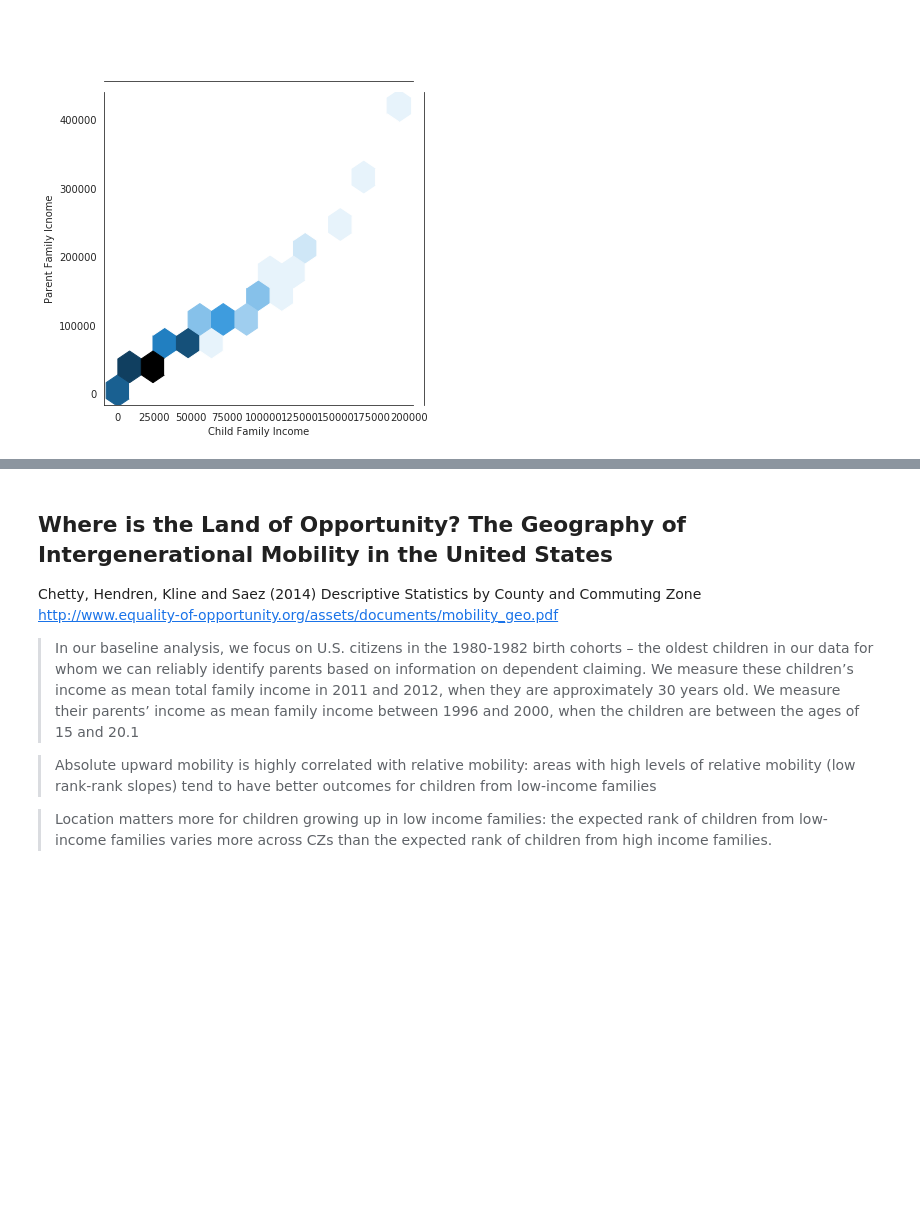
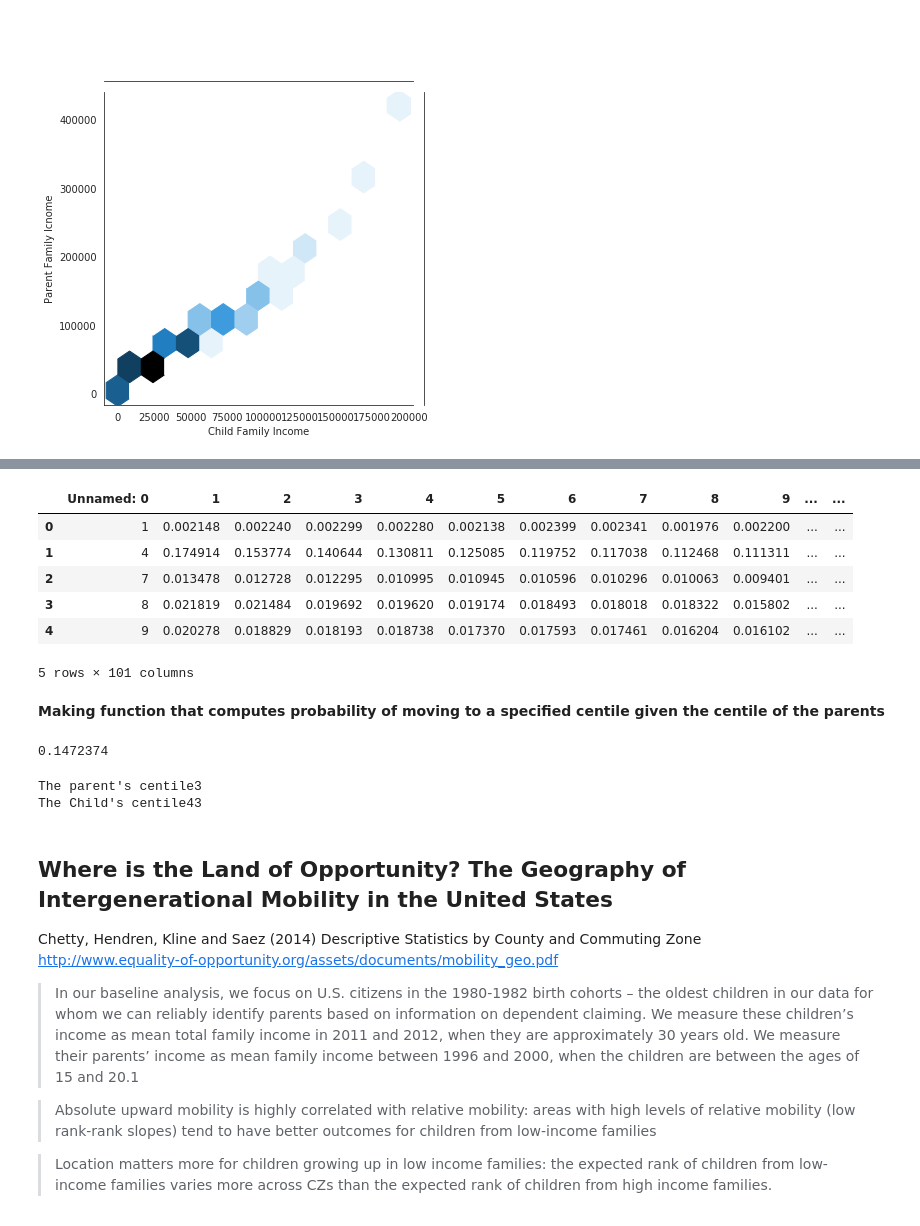
Before and after one commit to nateej1/AmericanDream_Geo, a Jupyter notebook: notebooks/01_exploration/20190823-ndj-EDA-EqualityOfOpportunity.ipynb, the cells around one changed output, grey strips where cells are left out. Drawn from its saved outputs; the diff is of its cells as text; code cells hidden in the pictures; blank space fills up the shorter version.

Commit message:
making sure remote is uptodate

```diff
--- a/notebooks/01_exploration/20190823-ndj-EDA-EqualityOfOpportunity.ipynb
+++ b/notebooks/01_exploration/20190823-ndj-EDA-EqualityOfOpportunity.ipynb
@@ -188,0 +193,14 @@ ValueError: color kwarg must have one color per data set. 98 data sets and 1 col
+# %%
+transition = pd.read_excel('../../data/01_raw/Equality_Opportunity/online_data_tables.xls', sheet_name='Online Data Table 1', header=8)
+# %%
+transition.head()
+# %% [output]
+|  | Unnamed: 0 | 1 | 2 | 3 | 4 | 5 | 6 | 7 | 8 | 9 | ... | ... |
+| 0 | 1 | 0.002148 | 0.002240 | 0.002299 | 0.002280 | 0.002138 | 0.002399 | 0.002341 | 0.001976 | 0.002200 | ... | ... |
+| 1 | 4 | 0.174914 | 0.153774 | 0.140644 | 0.130811 | 0.125085 | 0.119752 | 0.117038 | 0.112468 | 0.111311 | ... | ... |
+| 2 | 7 | 0.013478 | 0.012728 | 0.012295 | 0.010995 | 0.010945 | 0.010596 | 0.010296 | 0.010063 | 0.009401 | ... | ... |
+| 3 | 8 | 0.021819 | 0.021484 | 0.019692 | 0.019620 | 0.019174 | 0.018493 | 0.018018 | 0.018322 | 0.015802 | ... | ... |
+| 4 | 9 | 0.020278 | 0.018829 | 0.018193 | 0.018738 | 0.017370 | 0.017593 | 0.017461 | 0.016204 | 0.016102 | ... | ... |
+5 rows × 101 columns
+# %% [markdown]
+**Making function that computes probability of moving to a specified centile given the centile of the parents**
@@ -189,3 +211,14 @@ ValueError: color kwarg must have one color per data set. 98 data sets and 1 col
+# %%
+transition.loc[1:25,][cols[99]].sum()
+# %% [output]
+0.1472374
+# %%
+# What is the likelihood of a child moving to a certain centile given where there parents were while being raised?
+parent_from = input("The parent's centile")
+child_to = input("The Child's centile")
+# %% [output]
+The parent's centile3
+The Child's centile43
 # %% [markdown]
 ## Where is the Land of Opportunity? The Geography of Intergenerational Mobility in the United States
 Chetty, Hendren, Kline and Saez (2014)
```
Also changed, not shown: parts of 6 cells of this notebook, 1 other file.
